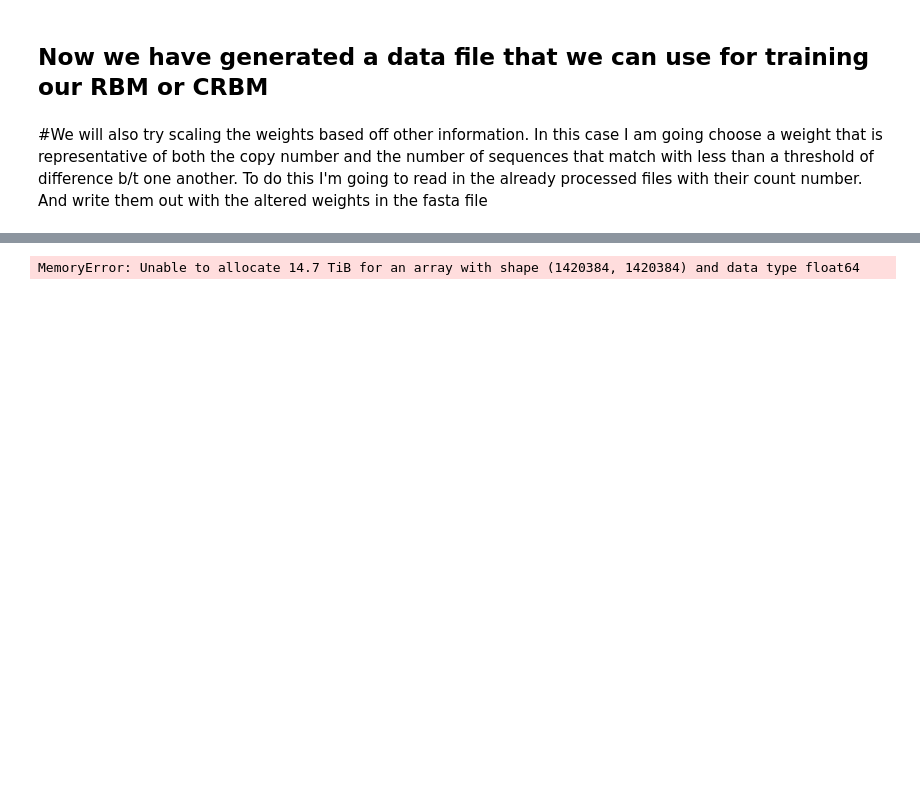
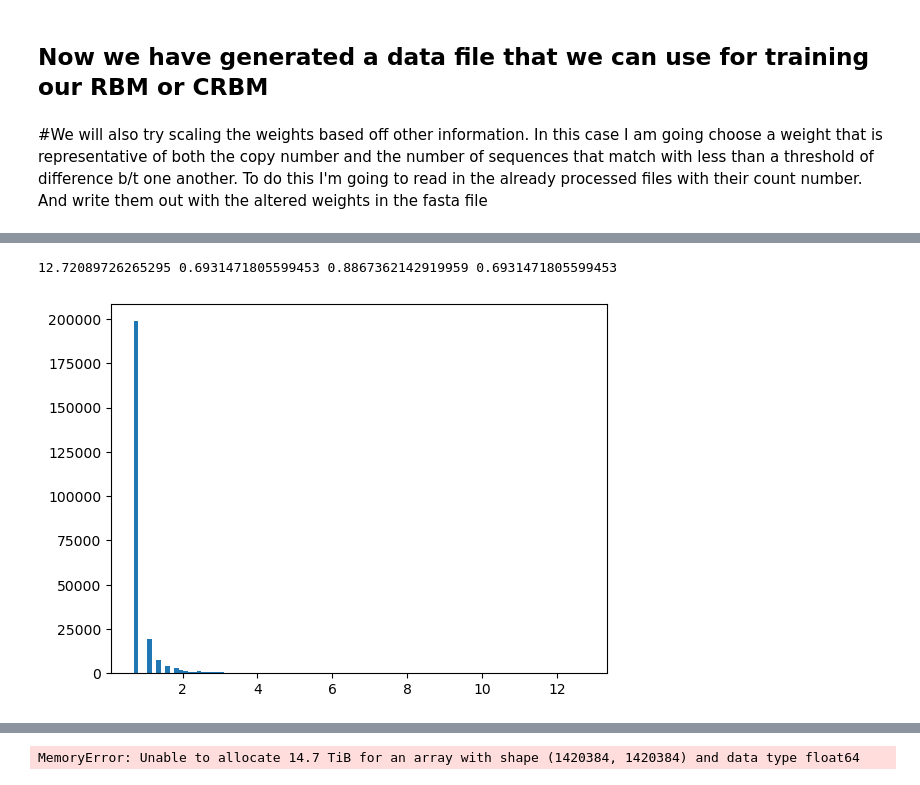
Before and after one commit to Jonahowns/phage_display_ML, a Jupyter notebook: datasets/cov_dataset_prep_example.ipynb, the cells around one changed output, grey strips where cells are left out. Drawn from its saved outputs; the diff is of its cells as text; code cells hidden in the pictures; blank space fills up the shorter version.

```diff
--- a/datasets/cov_dataset_prep_example.ipynb
+++ b/datasets/cov_dataset_prep_example.ipynb
@@ -133,0 +177,7 @@ torch.Size([1420384, 40])
+# %%
+log_affs = log_scale(affs)
+summary(log_affs)
+quick_hist(log_affs)
+# %% [output]
+12.72089726265295 0.6931471805599453 0.8867362142919959 0.6931471805599453
+[figure, added]
```
Also changed, not shown: parts of 17 cells of this notebook, 1 other file.
